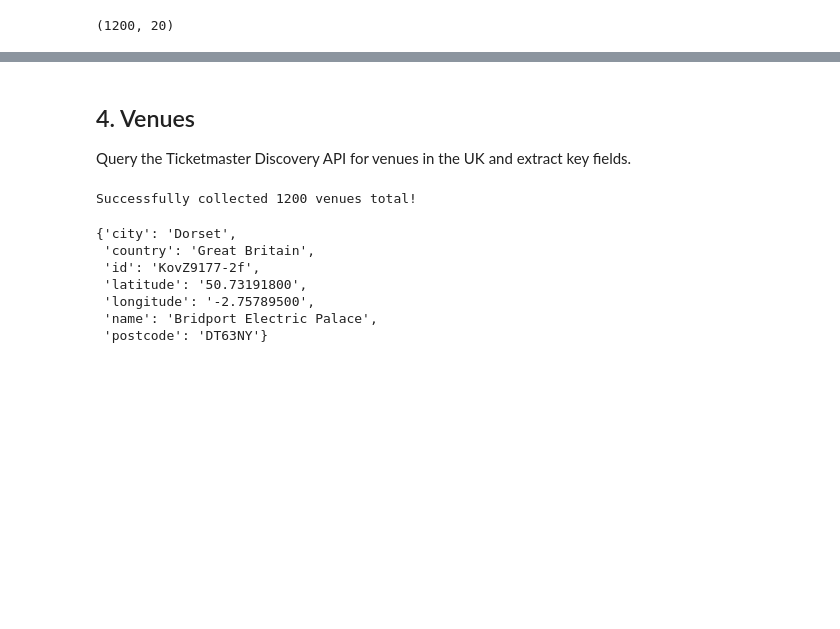
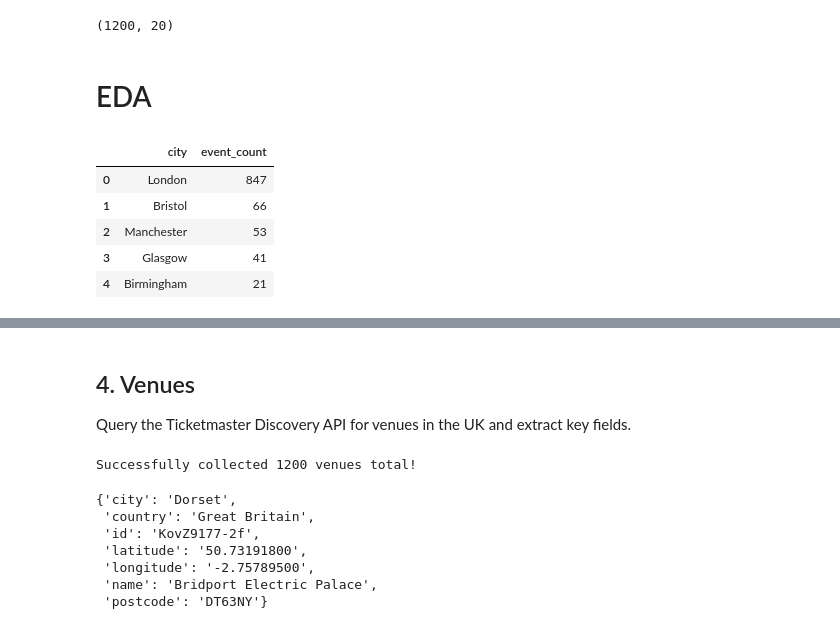
Before and after one commit to Monomil/EventIntelligence, a Jupyter notebook: ticketmaster.ipynb, the cells around one changed output, grey strips where cells are left out. Saved outputs shown, nothing was run; the diff lists cells and outputs as text; code cells hidden in the pictures; blank space fills up the shorter version.

```diff
--- a/ticketmaster.ipynb
+++ b/ticketmaster.ipynb
@@ -126,3 +127,5 @@ df_events.head()
 df_events.shape
 # %% [output]
 (1200, 20)
+# %% [markdown]
+# EDA
@@ -128,0 +138,9 @@ df_events.shape
+# %%
+city_counts.head()
+# %% [output]
+|  | city | event_count |
+| 0 | London | 847 |
+| 1 | Bristol | 66 |
+| 2 | Manchester | 53 |
+| 3 | Glasgow | 41 |
+| 4 | Birmingham | 21 |
```
Also changed, not shown: parts of 4 cells of this notebook.
